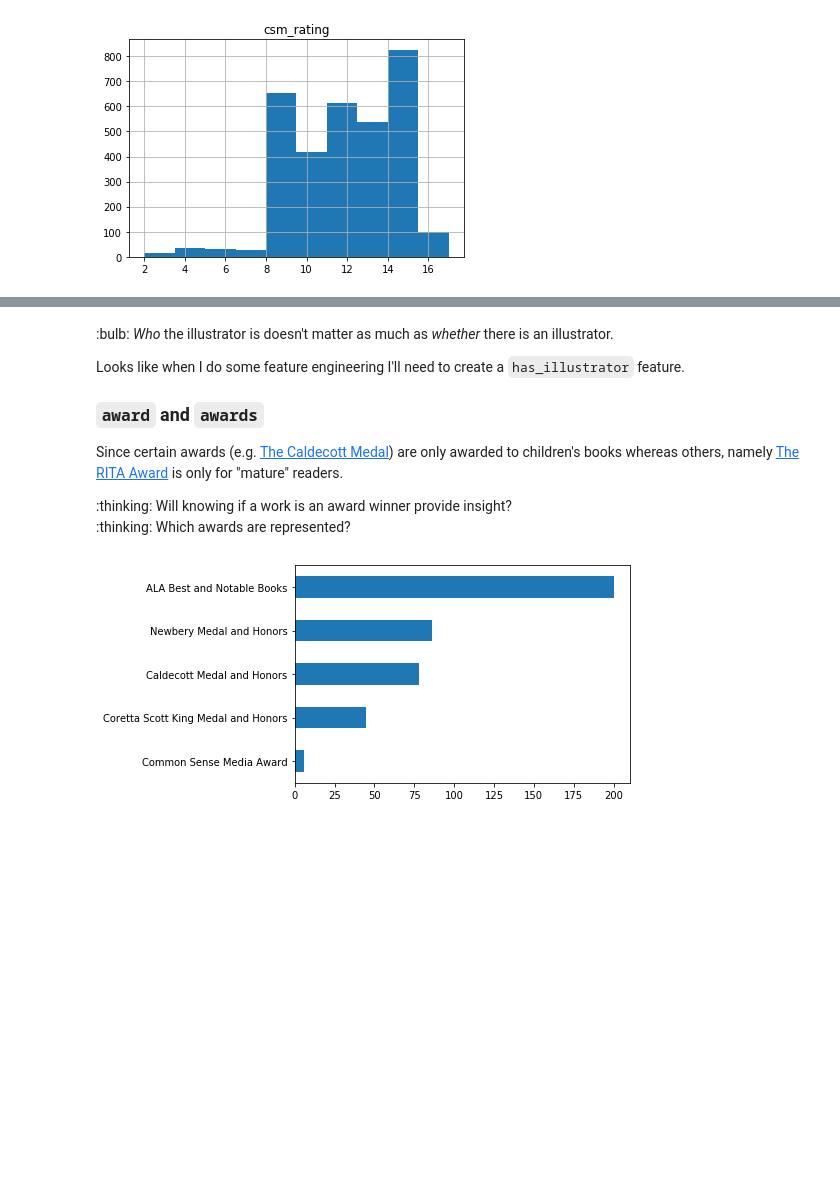
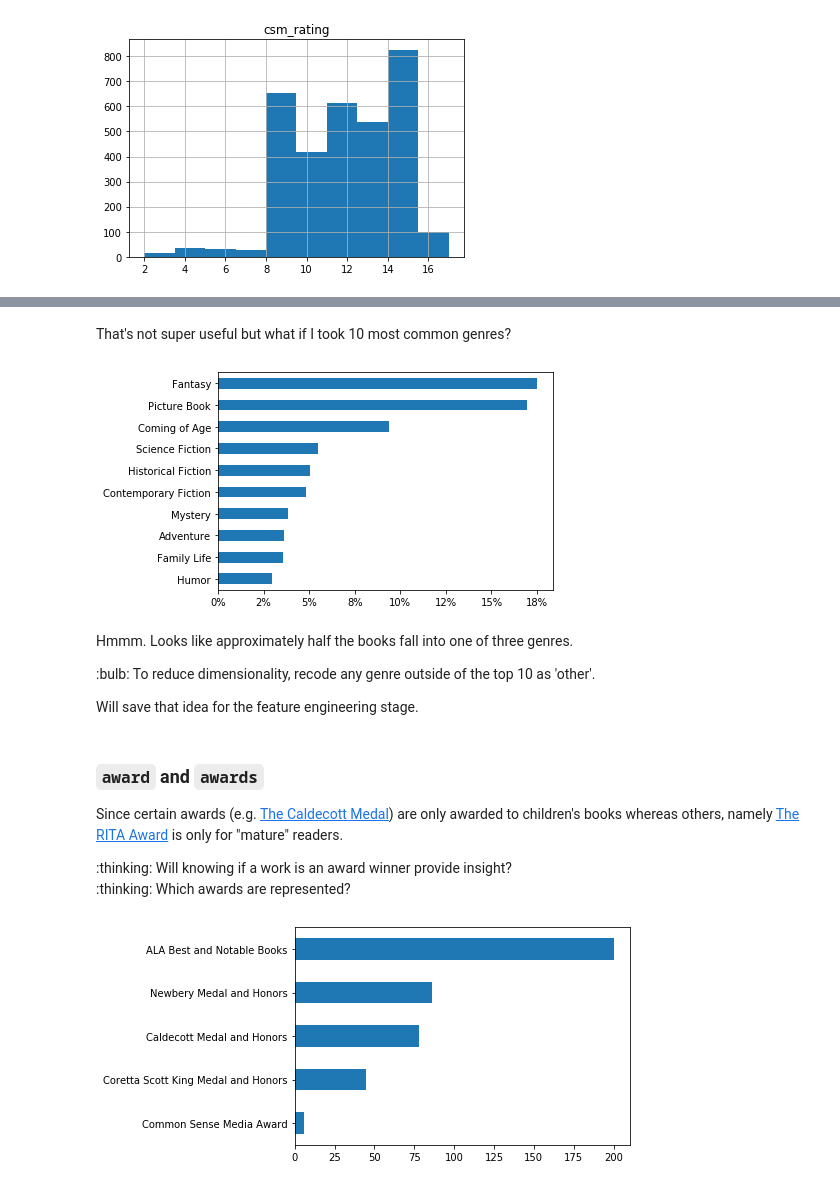
Before and after one commit to educatorsRlearners/an-a-z-of-machine-learning, a Jupyter notebook: _notebooks/2020-06-22-e-is-for-eda.ipynb, the cells around one changed output, grey strips where cells are left out. Cells and saved outputs as stored; diff of their text form; code cells hidden in the pictures; blank space fills up the shorter version.

```diff
--- a/_notebooks/2020-06-22-e-is-for-eda.ipynb
+++ b/_notebooks/2020-06-22-e-is-for-eda.ipynb
@@ -371,8 +401,22 @@ df.loc[df['illustrators'].isna() & df["illustrator"].isna(), ['csm_rating']].his
+# %% [markdown]
+That's not super useful but what if I took 10 most common genres?
+# %%
+from matplotlib.ticker import FuncFormatter
+
+ax_genre_10 = df_text['genre'].value_counts(normalize=True).nlargest(10).plot.barh();
+ax_genre_10.invert_yaxis()
+
+#Set the x axis to percentage
+ax_genre_10.xaxis.set_major_formatter(FuncFormatter(lambda x, _: '{:.0%}'.format(x)))
+# %% [output]
+[figure, added]
+# %% [markdown]
+Hmmm. Looks like approximately half the books fall into one of three genres.
+
+:bulb: To reduce dimensionality, recode any genre outside of the top 10 as 'other'.
+
+Will save that idea for the feature engineering stage.
 # %% [markdown]
-:bulb: *Who* the illustrator is doesn't matter as much as *whether* there is an illustrator.
-
-Looks like when I do some feature engineering I'll need to create a `has_illustrator` feature.
-
 ### `award` and `awards`
 
 Since certain awards (e.g. [The Caldecott Medal](https://cloviscenter.libguides.com/children/caldecott#:~:text=The%20Medal%20shall%20be%20awarded,the%20illustrations%20be%20original%20work.)) are only awarded to children's books whereas others, namely [The RITA Award](https://en.wikipedia.org/wiki/RITA_Award#Winners) is only for "mature" readers.
```
Also changed, not shown: parts of 24 cells of this notebook.
